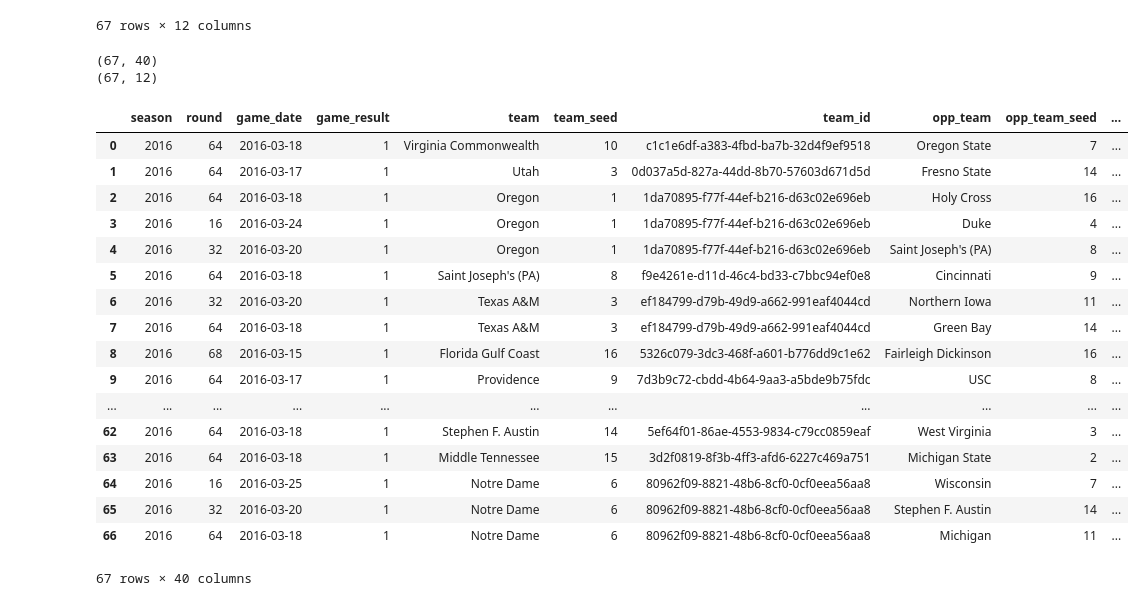
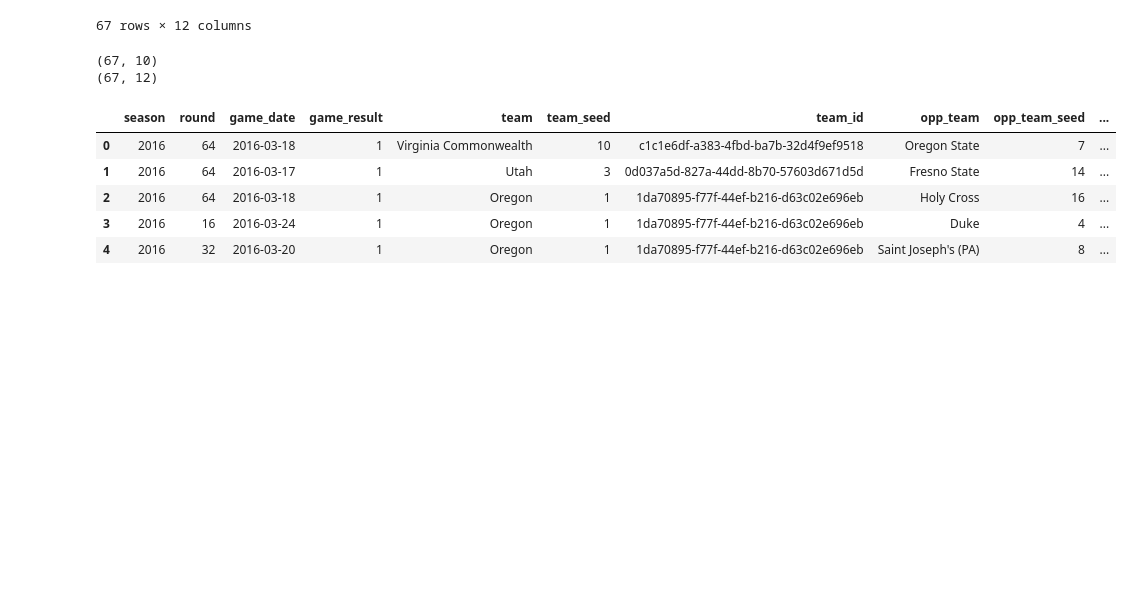
Before and after one commit to chipk215/ncaa_basketball, a Jupyter notebook: Tournament_Model_LR.ipynb, the cells around one changed output. Cells and saved outputs as stored; diff of their text form; code cells hidden in the pictures; blank space fills up the shorter version.

Commit message:
More work on tournament model

```diff
--- a/Tournament_Model_LR.ipynb
+++ b/Tournament_Model_LR.ipynb
@@ -9,6 +9,7 @@ from sklearn.preprocessing import StandardScaler
 from sklearn import metrics
 from sklearn.metrics import log_loss
 %matplotlib inline
+pd.set_option('display.max_columns', 500)
 print("Seaborn version: ", sns.__version__)
 # %% [output]
 Seaborn version:  0.9.0
@@ -118,23 +119,7 @@ tourn_data_2016.head()
 # %%
 columns =['season','round','game_date','game_result',
           'team','team_seed', 'team_id',
-          'opp_team','opp_team_seed','opp_team_id',
-          'team_pts_avg','team_allow_pts_avg',
-          'team_fg_pct','team_allow_fg_pct',
-          'team_off_rebs_avg','team_allow_off_rebs_avg',
-          'team_def_rebs_avg','team_allow_def_rebs_avg',
-          'team_ft_att_avg','team_allow_ft_att_avg',
-          'team_ft_pct',
-          'team_turnover_avg','team_take_away_avg',
-          'team_win_pct','team_off_rating',
-          'opp_pts_avg','opp_allow_pts_avg',
-          'opp_fg_pct','opp_allow_fg_pct',
-          'opp_off_rebs_avg','opp_allow_off_rebs_avg',
-          'opp_def_rebs_avg','opp_allow_def_rebs_avg',
-          'opp_ft_att_avg','opp_allow_ft_att_avg',
-          'opp_ft_pct',
-          'opp_turnover_avg','opp_take_away_avg',
-          'opp_win_pct','opp_off_rating'
+          'opp_team','opp_team_seed','opp_team_id'
          ]
 tourn_games = pd.DataFrame(columns=columns)
 tourn_games
@@ -200,31 +156,18 @@ games
 # %%
 tourn_games = pd.DataFrame(columns=columns,index=range( tourn_data_2016.shape[0]),dtype='int32')
 print(tourn_games.shape)
 print(games.shape)
 tourn_games[['season','round','game_date','game_result','team','team_seed','team_id',
              'opp_team_seed','opp_team','opp_team_id']] = games[['season','round','game_date','game_result','team','team_seed',
                                                                 'team_id','opp_team_seed','opp_team','opp_team_id']]
 
-#tourn_games[['season','round','game_date']] = games[['season','round','game_date']]
-tourn_games
+tourn_games.head()
 # %% [output]
-(67, 40)
+(67, 10)
 (67, 12)
 |  | season | round | game_date | game_result | team | team_seed | team_id | opp_team | opp_team_seed | ... |
 | 0 | 2016 | 64 | 2016-03-18 | 1 | Virginia Commonwealth | 10 | c1c1e6df-a383-4fbd-ba7b-32d4f9ef9518 | Oregon State | 7 | ... |
 | 1 | 2016 | 64 | 2016-03-17 | 1 | Utah | 3 | 0d037a5d-827a-44dd-8b70-57603d671d5d | Fresno State | 14 | ... |
 | 2 | 2016 | 64 | 2016-03-18 | 1 | Oregon | 1 | 1da70895-f77f-44ef-b216-d63c02e696eb | Holy Cross | 16 | ... |
 | 3 | 2016 | 16 | 2016-03-24 | 1 | Oregon | 1 | 1da70895-f77f-44ef-b216-d63c02e696eb | Duke | 4 | ... |
 | 4 | 2016 | 32 | 2016-03-20 | 1 | Oregon | 1 | 1da70895-f77f-44ef-b216-d63c02e696eb | Saint Joseph's (PA) | 8 | ... |
-| 5 | 2016 | 64 | 2016-03-18 | 1 | Saint Joseph's (PA) | 8 | f9e4261e-d11d-46c4-bd33-c7bbc94ef0e8 | Cincinnati | 9 | ... |
-| 6 | 2016 | 32 | 2016-03-20 | 1 | Texas A&M | 3 | ef184799-d79b-49d9-a662-991eaf4044cd | Northern Iowa | 11 | ... |
-| 7 | 2016 | 64 | 2016-03-18 | 1 | Texas A&M | 3 | ef184799-d79b-49d9-a662-991eaf4044cd | Green Bay | 14 | ... |
-| 8 | 2016 | 68 | 2016-03-15 | 1 | Florida Gulf Coast | 16 | 5326c079-3dc3-468f-a601-b776dd9c1e62 | Fairleigh Dickinson | 16 | ... |
-| 9 | 2016 | 64 | 2016-03-17 | 1 | Providence | 9 | 7d3b9c72-cbdd-4b64-9aa3-a5bde9b75fdc | USC | 8 | ... |
-| ... | ... | ... | ... | ... | ... | ... | ... | ... | ... | ... |
-| 62 | 2016 | 64 | 2016-03-18 | 1 | Stephen F. Austin | 14 | 5ef64f01-86ae-4553-9834-c79cc0859eaf | West Virginia | 3 | ... |
-| 63 | 2016 | 64 | 2016-03-18 | 1 | Middle Tennessee | 15 | 3d2f0819-8f3b-4ff3-afd6-6227c469a751 | Michigan State | 2 | ... |
-| 64 | 2016 | 16 | 2016-03-25 | 1 | Notre Dame | 6 | 80962f09-8821-48b6-8cf0-0cf0eea56aa8 | Wisconsin | 7 | ... |
-| 65 | 2016 | 32 | 2016-03-20 | 1 | Notre Dame | 6 | 80962f09-8821-48b6-8cf0-0cf0eea56aa8 | Stephen F. Austin | 14 | ... |
-| 66 | 2016 | 64 | 2016-03-18 | 1 | Notre Dame | 6 | 80962f09-8821-48b6-8cf0-0cf0eea56aa8 | Michigan | 11 | ... |
-67 rows × 40 columns
```
Also changed, not shown: parts of 19 cells of this notebook.
